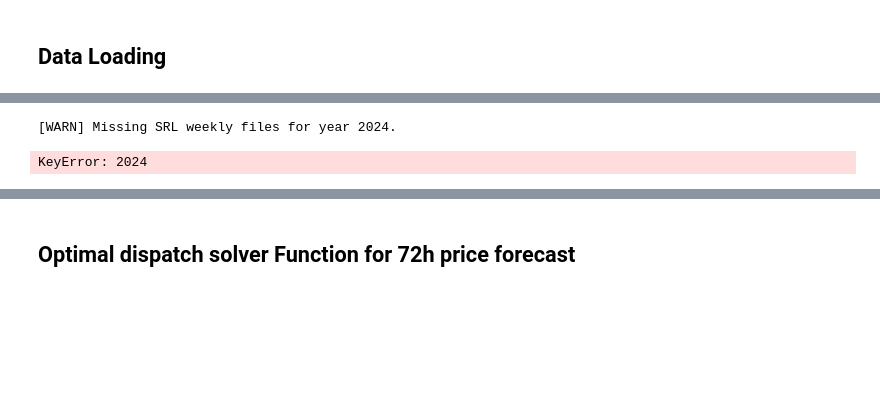
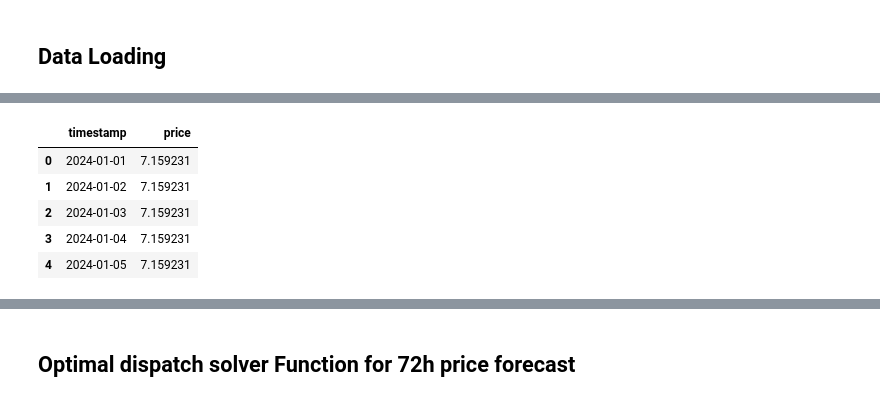
Before and after one commit to epaupe/Energy-Later, a Jupyter notebook: Optimal_Dispatch_Model_DA_FCR_AFRR _rolling.ipynb, the cells around one changed output, grey strips where cells are left out. Drawn from its saved outputs; the diff is of its cells as text; code cells hidden in the pictures; blank space fills up the shorter version.

```diff
--- a/Optimal_Dispatch_Model_DA_FCR_AFRR _rolling.ipynb
+++ b/Optimal_Dispatch_Model_DA_FCR_AFRR _rolling.ipynb
@@ -115,17 +115,24 @@ plot_fcr_prices(merged_FCR, year=2040) #Plot the FCR prices for the whole year
 # %%
 # =========================
 # Load AFRR prices
 # =========================
 afrr_folder = "data/Swissgrid_PRL_SRL_TRL"
 years_to_load_AFRR = [2024]
 
 AFRR_capacity_data = load_afrr_capacity_prices(afrr_folder, years_to_load_AFRR)
 
 #Capcity prices based on weekly auction data. Energy activation prices assumed constant and defined in the parameter section above
 
 #real auction is weekly, we model daily. Therefore we put the same price for each day per week from the historic data
 AFRR_Pos_Cap_price = AFRR_capacity_data[2024]["pos"]
 AFRR_Neg_Cap_price = AFRR_capacity_data[2024]["neg"]
+
+
+AFRR_Pos_Cap_price.head()
 # %% [output]
-[WARN] Missing SRL weekly files for year 2024.
-KeyError: 2024
+|  | timestamp | price |
+| 0 | 2024-01-01 | 7.159231 |
+| 1 | 2024-01-02 | 7.159231 |
+| 2 | 2024-01-03 | 7.159231 |
+| 3 | 2024-01-04 | 7.159231 |
+| 4 | 2024-01-05 | 7.159231 |
```
Also changed, not shown: parts of 9 cells of this notebook, 1 other file.
